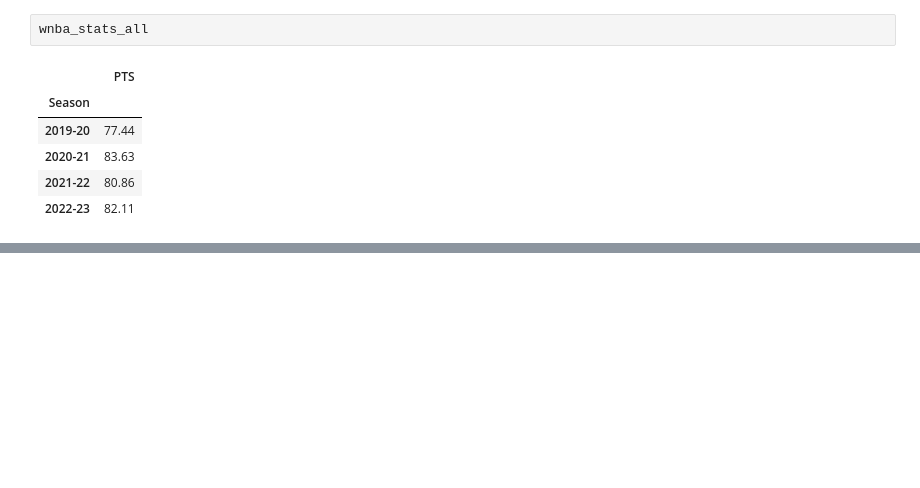
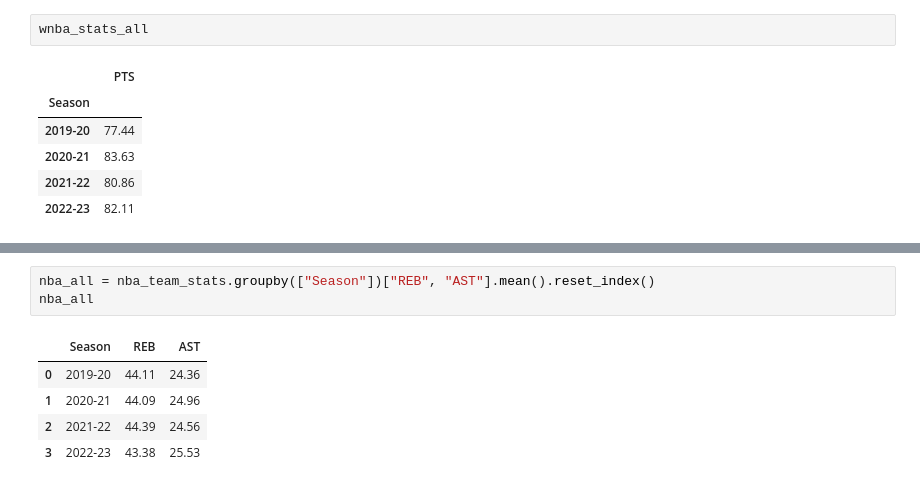
Before and after one commit to Hensonkk/NBA-VS-WNBA, a Jupyter notebook: NBA v WNBA data comparison.ipynb, the cells around one changed output, grey strips where cells are left out. Drawn from its saved outputs; the diff is of its cells as text; blank space fills up the shorter version.

```diff
--- a/NBA v WNBA data comparison.ipynb
+++ b/NBA v WNBA data comparison.ipynb
@@ -325,0 +311,9 @@ plt.show()
+# %%
+nba_all = nba_team_stats.groupby(["Season"])["REB", "AST"].mean().reset_index()
+nba_all
+# %% [output]
+|  | Season | REB | AST |
+| 0 | 2019-20 | 44.11 | 24.36 |
+| 1 | 2020-21 | 44.09 | 24.96 |
+| 2 | 2021-22 | 44.39 | 24.56 |
+| 3 | 2022-23 | 43.38 | 25.53 |
```
Also changed, not shown: parts of 8 cells of this notebook, 3 other files.
